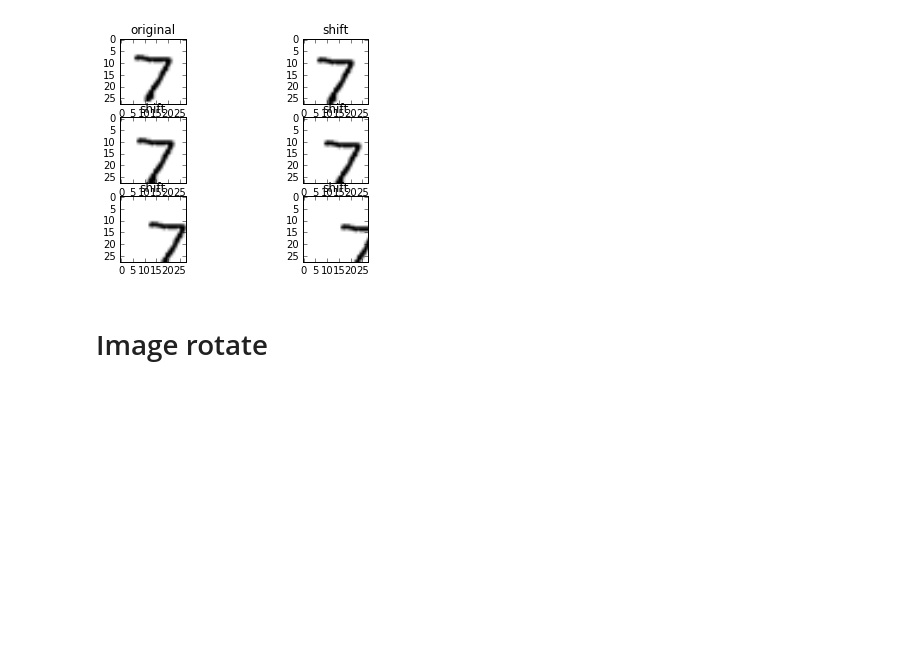
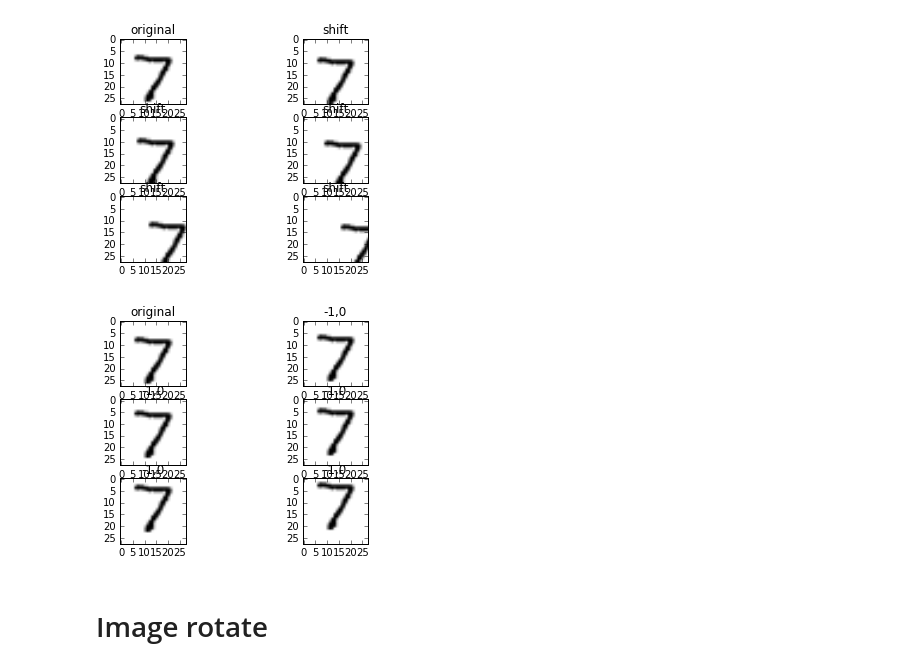
Before and after one commit to ybdesire/machinelearning, a Jupyter notebook: 8_image_process/image_process_scikit-image.ipynb, the cells around one changed output. Saved outputs shown, nothing was run; the diff lists cells and outputs as text; code cells hidden in the pictures; blank space fills up the shorter version.

Commit message:
Learn how to modify direction and reshape of ndimage.

```diff
--- a/8_image_process/image_process_scikit-image.ipynb
+++ b/8_image_process/image_process_scikit-image.ipynb
@@ -14,6 +14,7 @@ import matplotlib.pyplot as plt
 import matplotlib.cm as cm
 
 import scipy.ndimage as ndimage
+from random import randint
 
 
 def bytes_from_file(filename, chunksize=800):
@@ -112,6 +113,25 @@ def shift():
         plt.imshow(image, cmap=cm.binary)
     plt.show()
 
+def shift_direction():
+    image_list = get_one_imagefrom_mnist()
+    image_array =np.asarray(image_list)
+    image =image_array.reshape(28, 28)
+
+
+    plt.subplot(3, 2, 1)
+    plt.title('original')
+    plt.imshow(image, cmap=cm.binary)
+    x_direction = randint(-1,1)
+    y_direction = randint(-1,1)
+    for i in range(5):
+        image = ndimage.shift(image, (x_direction,y_direction)).astype(int)
+        plt.subplot(3, 2, 2+i)
+        plt.title('{0},{1}'.format(x_direction,y_direction))
+        plt.imshow(image, cmap=cm.binary)
+    plt.show()
+
+
 def rotate():
     image_list = get_one_imagefrom_mnist()
     image_array =np.asarray(image_list)
@@ -127,6 +147,24 @@ def rotate():
         plt.title('{0}'.format(float(i/5)))
         plt.imshow(img, cmap=cm.binary)
     plt.show()
+
+def rotate_direction():
+    image_list = get_one_imagefrom_mnist()
+    image_array =np.asarray(image_list)
+    image =image_array.reshape(28, 28)
+
+    plt.subplot(4, 3, 1)
+    plt.title('original')
+    plt.imshow(image, cmap=cm.binary)
+    #direction = float(randint(-314,314)/1200)
+    direction = float(-30)
+    for i in range(11):
+        img = ndimage.rotate(image, direction, reshape=False)
+        print(img.shape)
+        plt.subplot(4, 3, 2+i)
+        plt.title('{0}'.format(direction))
+        plt.imshow(img, cmap=cm.binary)
+    plt.show()
 # %% [markdown]
 # Image smooth
 # %%
@@ -139,6 +177,10 @@ smooth()
 shift()
 # %% [output]
 [figure]
+# %%
+shift_direction()
+# %% [output]
+[figure, added]
 # %% [markdown]
 # Image rotate
 # %%
```
Also changed, not shown: parts of 1 cell of this notebook.
